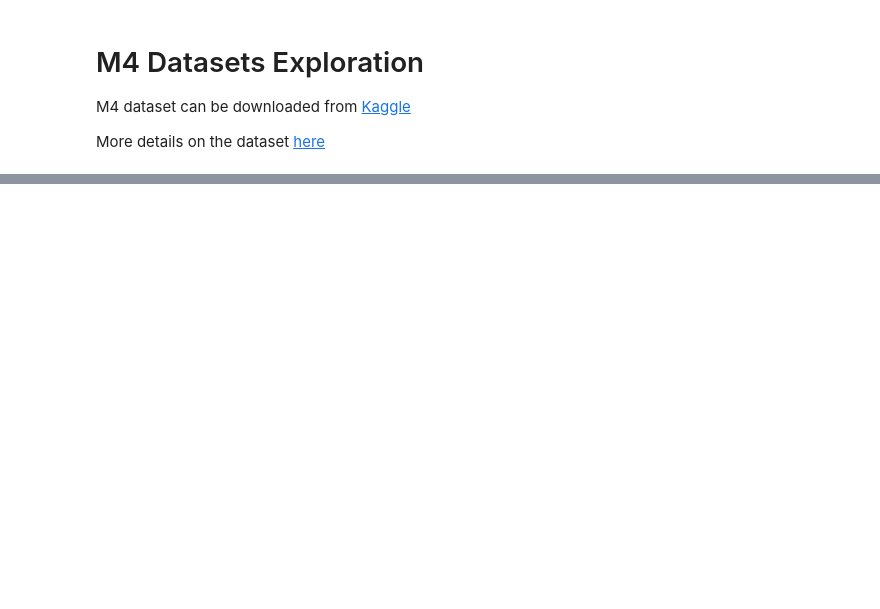
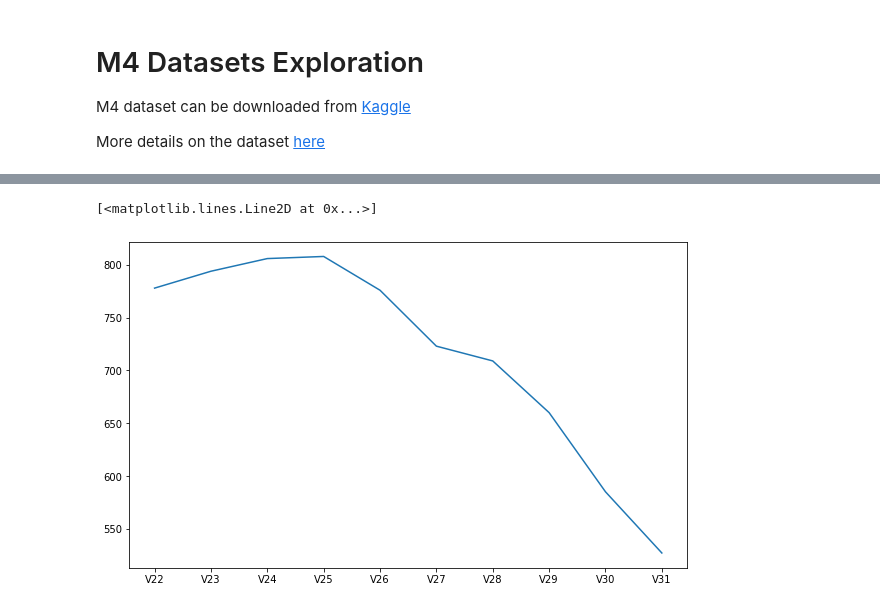
Before and after one commit to DanyJoly/m4, a Jupyter notebook: notebooks/m4_exploration.ipynb, the cells around one changed output, grey strips where cells are left out. Saved outputs shown, nothing was run; the diff lists cells and outputs as text; code cells hidden in the pictures; blank space fills up the shorter version.

```diff
--- a/notebooks/m4_exploration.ipynb
+++ b/notebooks/m4_exploration.ipynb
@@ -97,0 +153,5 @@ for df in dfs:
+# %%
+plt.plot(ht0[20:30])
+# %% [output]
+[<matplotlib.lines.Line2D at 0x...>]
+[figure, added]
```
Also changed, not shown: parts of 25 cells of this notebook, 3 other files.
